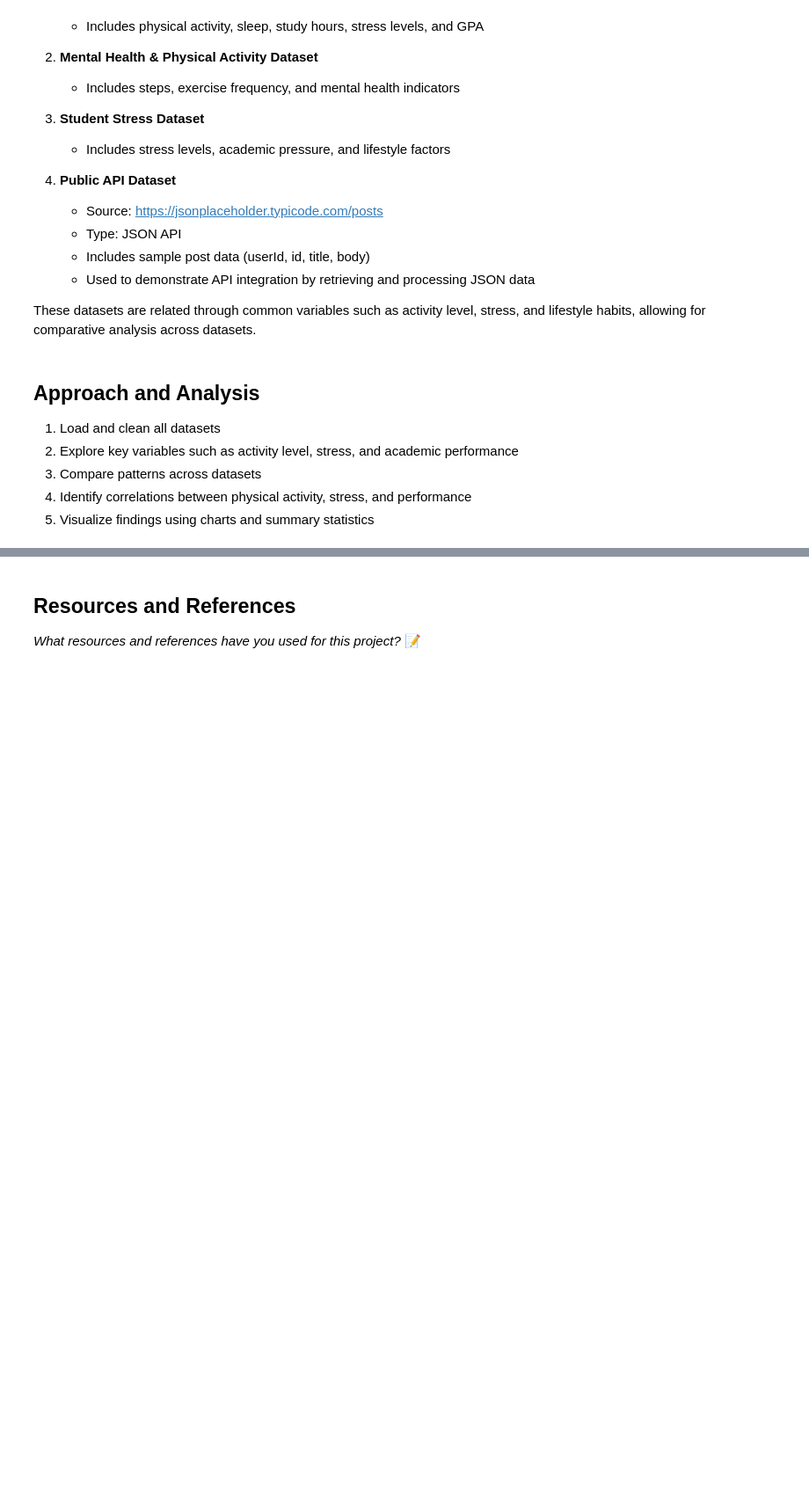
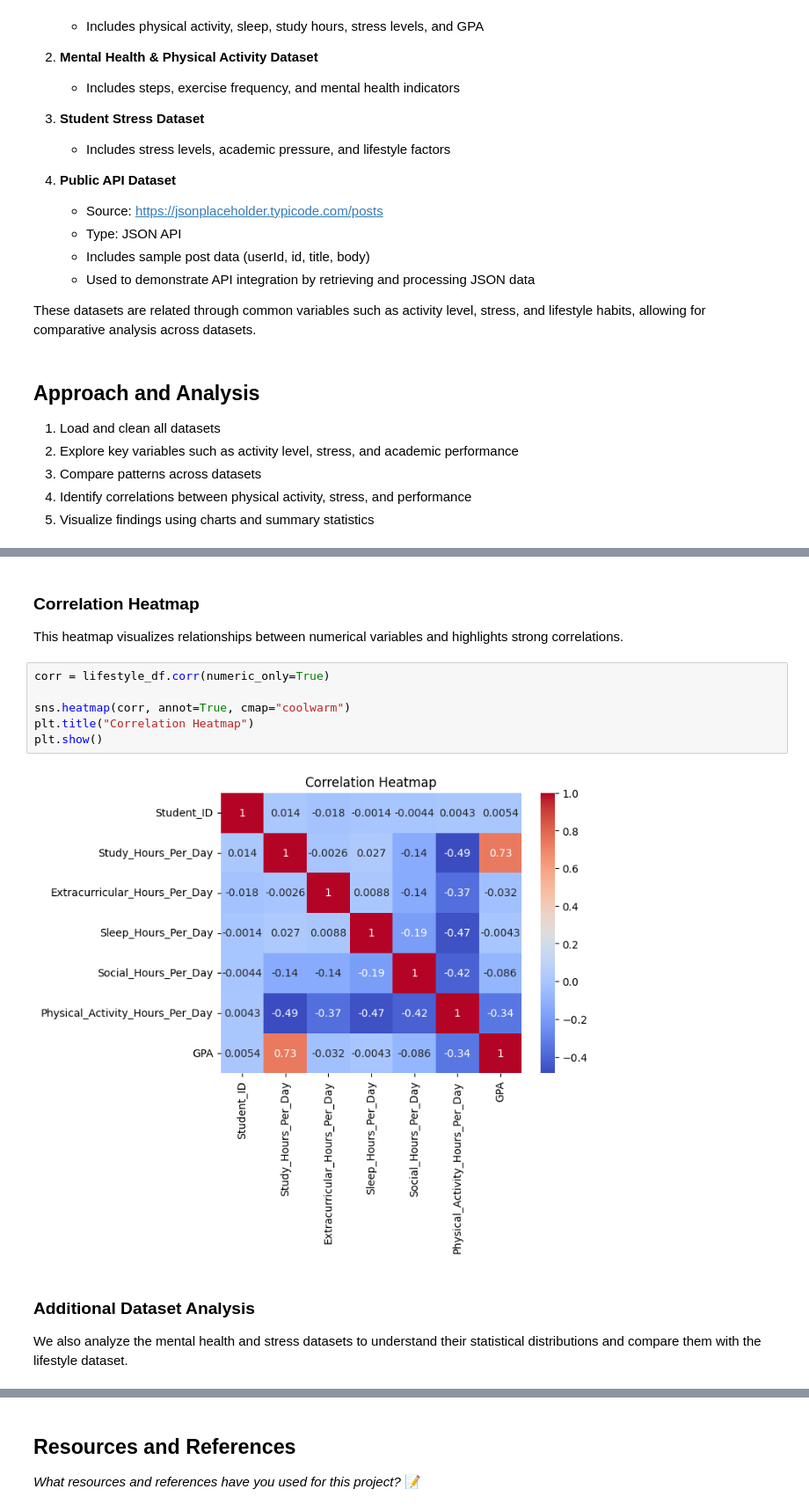
Before and after one commit to IT4063C-Spring26/final-project-orozovgr, a Jupyter notebook: source.ipynb, the cells around one changed output, grey strips where cells are left out. Shown at 88% size. Drawn from its saved outputs; the diff is of its cells as text; blank space fills up the shorter version.

```diff
--- a/source.ipynb
+++ b/source.ipynb
@@ -74,0 +213,16 @@ print("API loaded:", list(api_data.keys()))
+# %% [markdown]
+### Correlation Heatmap
+
+This heatmap visualizes relationships between numerical variables and highlights strong correlations.
+# %%
+corr = lifestyle_df.corr(numeric_only=True)
+
+sns.heatmap(corr, annot=True, cmap="coolwarm")
+plt.title("Correlation Heatmap")
+plt.show()
+# %% [output]
+[figure, added]
+# %% [markdown]
+### Additional Dataset Analysis
+
+We also analyze the mental health and stress datasets to understand their statistical distributions and compare them with the lifestyle dataset.
```
Also changed, not shown: parts of 26 cells of this notebook, 1 other file.
